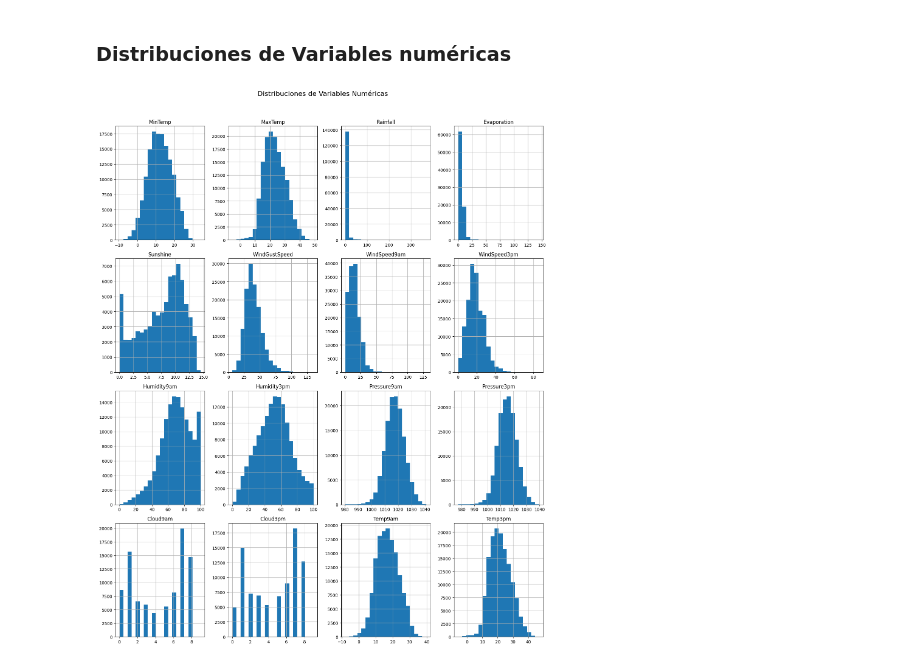
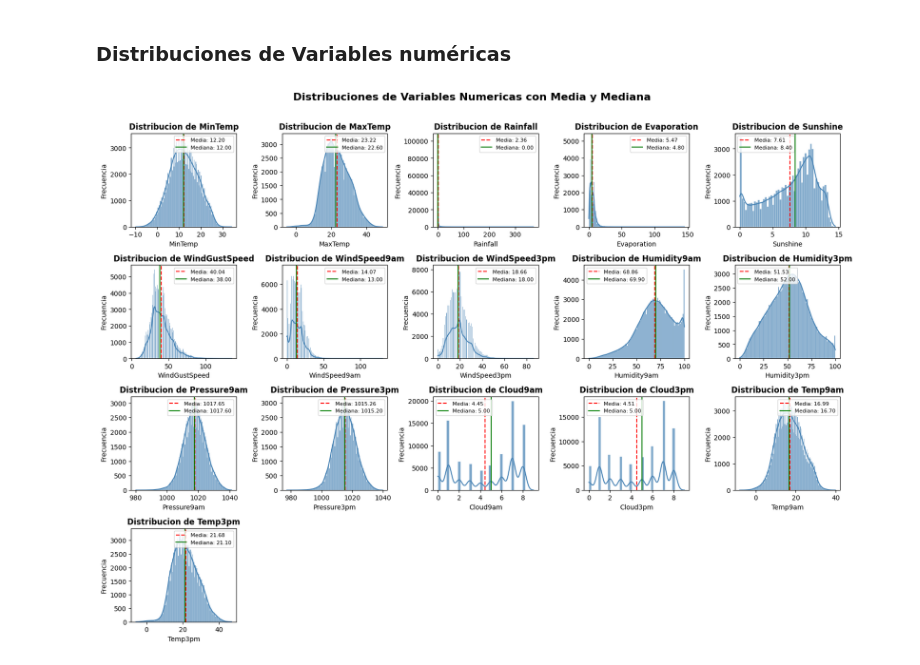
Before and after one commit to programadorarocio/AA1-TUIA-Diez-Duvia-Quispe, a Jupyter notebook: TP-clasificacion-AA1.ipynb, the cells around one changed output. Cells and saved outputs as stored; diff of their text form; code cells hidden in the pictures.

```diff
--- a/TP-clasificacion-AA1.ipynb
+++ b/TP-clasificacion-AA1.ipynb
@@ -141,6 +140,6 @@ Esta variable será utilizada como etiqueta (target) durante el entrenamiento de
 # %%
-# Eliminamos columna (índice viejo) y RainTomorrow
-df = df.drop(columns=["Unnamed: 0", "RainTomorrow"], errors="ignore")
+# Eliminamos las columnas Unnamed y RainfallTomorrow
+df = df.drop(columns=["Unnamed: 0", "RainfallTomorrow"], errors="ignore")
 # %%
 df.info()
 # %% [output]
@@ -310,12 +265,37 @@ Interpretacion del Sesgo y Curtosis:
 # %% [markdown]
 ### Distribuciones de Variables numéricas
-# %%
-df[cols_numericas].hist(figsize=(15, 22), bins=20, layout=(5, 4))
-plt.suptitle('Distribuciones de Variables Numéricas', fontsize=16, y=1.02)
-plt.tight_layout()
-plt.show()
-# %% [output]
-[figure, removed]
+# %%
+fig, axes = plt.subplots(5, 5, figsize=(16, 14))
+axes = axes.flatten()
+
+for i, col in enumerate(cols_numericas):
+    ax = axes[i]
+    sns.histplot(df[col], kde=True, ax=ax, color='steelblue',
+                 edgecolor='white', alpha=0.7)
+
+    # Lineas de referencia: media y mediana
+    media = df[col].mean()
+    mediana = df[col].median()
+    ax.axvline(media, color='red', linestyle='--', linewidth=1.5,
+               label=f'Media: {media:.2f}')
+    ax.axvline(mediana, color='green', linestyle='-', linewidth=1.5,
+               label=f'Mediana: {mediana:.2f}')
+
+    ax.set_title(f'Distribucion de {col}', fontweight='bold')
+    ax.set_xlabel(col)
+    ax.set_ylabel('Frecuencia')
+    ax.legend(fontsize=8)
+
+# Desactivar ejes sobrantes si los hay
+for j in range(len(cols_numericas), len(axes)):
+    axes[j].set_visible(False)
+
+plt.suptitle('Distribuciones de Variables Numericas con Media y Mediana',
+             fontsize=16, fontweight='bold', y=1.01)
+plt.tight_layout()
+plt.show()
+# %% [output]
+[figure, added]
 # %% [markdown]
 Interpretación
 
```
Also changed, not shown: parts of 51 cells of this notebook.
